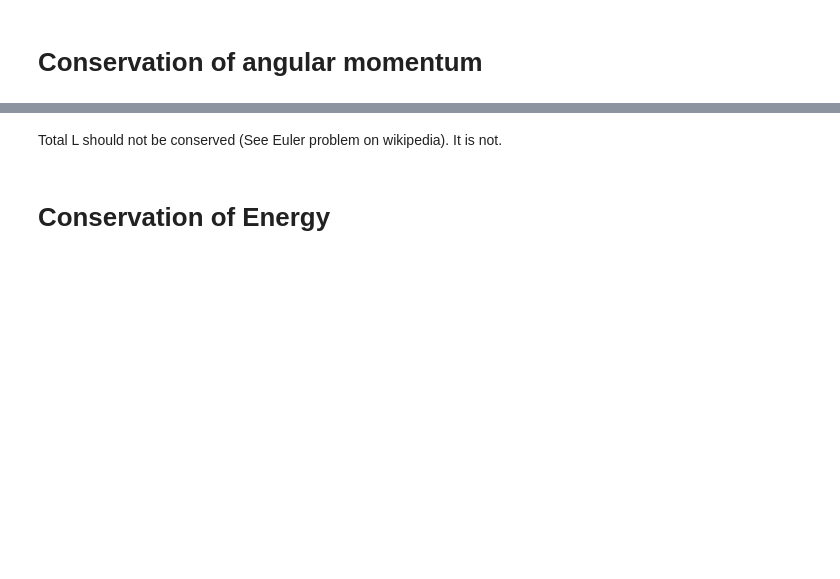
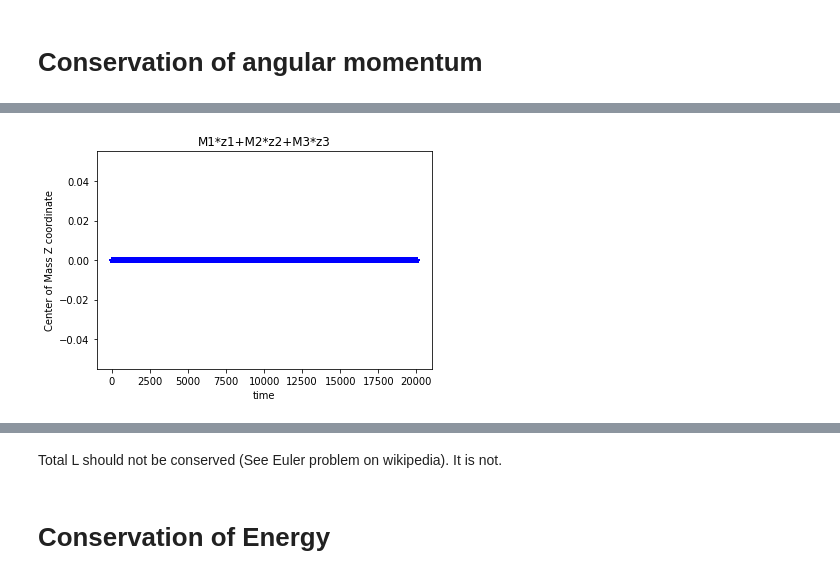
Before and after one commit to sdorsher/ThreeBodyOrbits, a Jupyter notebook: TwoStarsOnePlanet_convergenceTest.ipynb, the cells around one changed output, grey strips where cells are left out. Saved outputs shown, nothing was run; the diff lists cells and outputs as text; code cells hidden in the pictures; blank space fills up the shorter version.

```diff
--- a/TwoStarsOnePlanet_convergenceTest.ipynb
+++ b/TwoStarsOnePlanet_convergenceTest.ipynb
@@ -691,3 +783,11 @@ deltaL*Lavg
+# %%
+plt.xlabel('time')
+plt.ylabel('Center of Mass Z coordinate')
+plt.title('M1*z1+M2*z2+M3*z3')
+plt.plot(nptimes,npcm[:,2],'*b')
+plt.show()
+# %% [output]
+[figure, added]
 # %%
 plt.xlabel('time')
 plt.ylabel('Total L')
```
Also changed, not shown: parts of 77 cells of this notebook, 3 other files.
